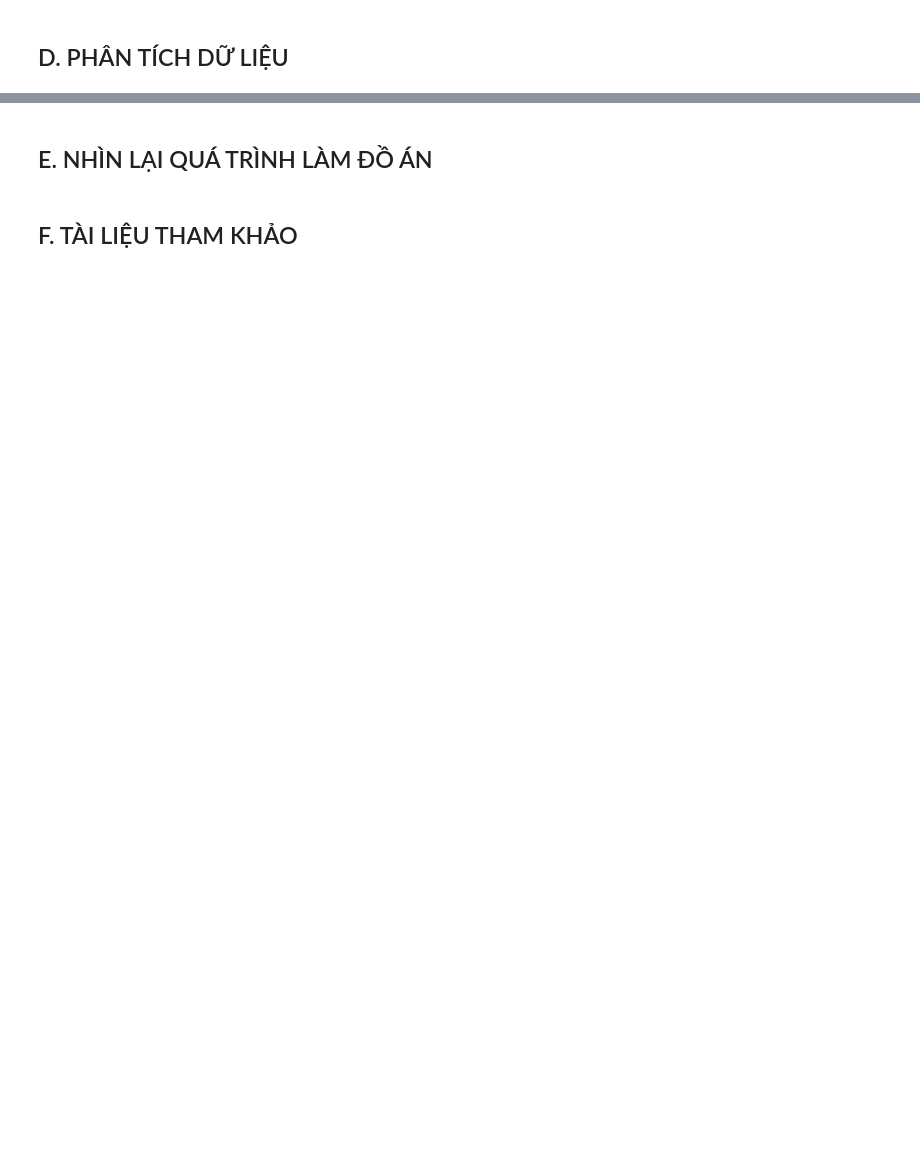
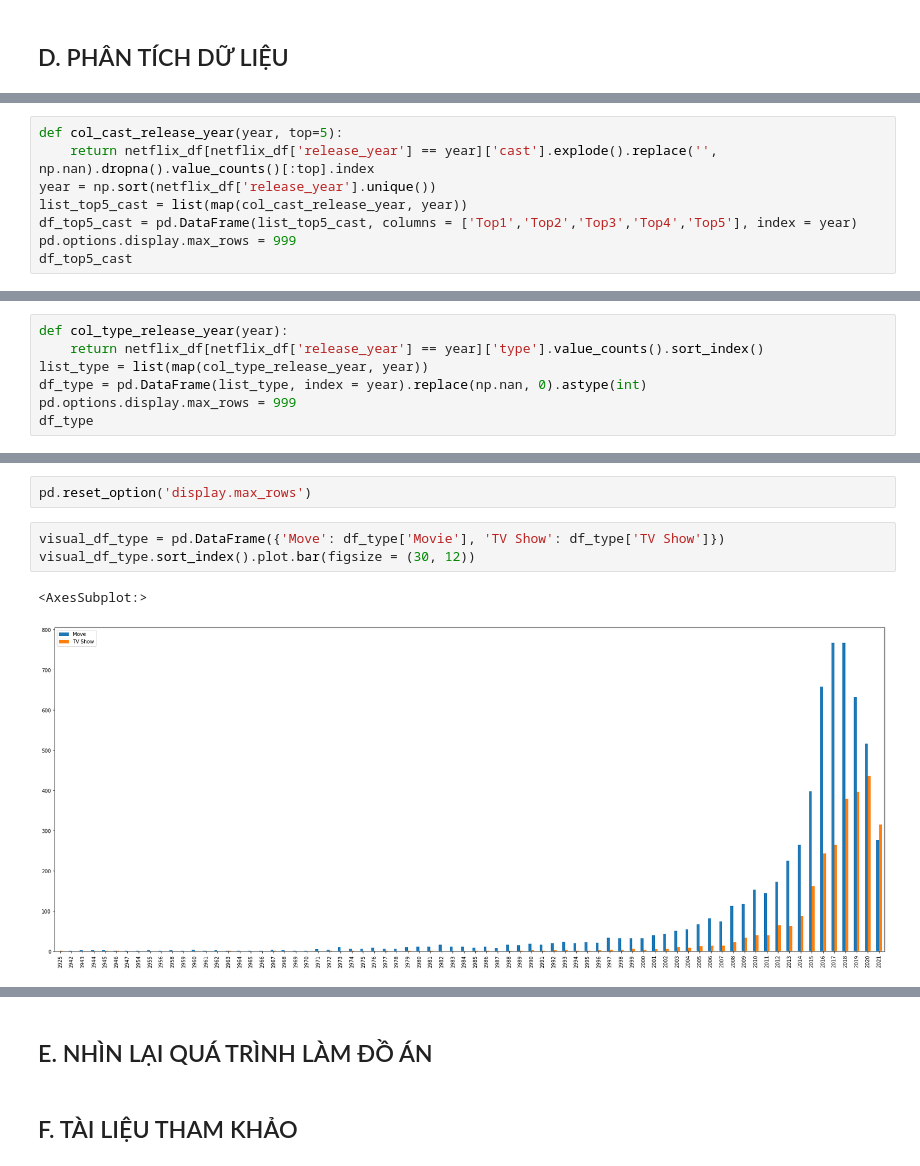
Before and after one commit to vt-khang/LTCKHDL-FinalProject, a Jupyter notebook: DNCK.ipynb, the cells around one changed output, grey strips where cells are left out. Cells and saved outputs as stored; diff of their text form; blank space fills up the shorter version.

```diff
--- a/DNCK.ipynb
+++ b/DNCK.ipynb
@@ -203,0 +207,8 @@ cate_col_df
+# %%
+def col_cast_release_year(year, top=5):
+    return netflix_df[netflix_df['release_year'] == year]['cast'].explode().replace('', np.nan).dropna().value_counts()[:top].index
+year = np.sort(netflix_df['release_year'].unique())
+list_top5_cast = list(map(col_cast_release_year, year))
+df_top5_cast = pd.DataFrame(list_top5_cast, columns = ['Top1','Top2','Top3','Top4','Top5'], index = year)
+pd.options.display.max_rows = 999
+df_top5_cast
@@ -207,0 +254,7 @@ cate_col_df
+# %%
+def col_type_release_year(year):
+    return netflix_df[netflix_df['release_year'] == year]['type'].value_counts().sort_index()
+list_type = list(map(col_type_release_year, year))
+df_type = pd.DataFrame(list_type, index = year).replace(np.nan, 0).astype(int)
+pd.options.display.max_rows = 999
+df_type
@@ -207,0 +279,8 @@ cate_col_df
+# %%
+pd.reset_option('display.max_rows')
+# %%
+visual_df_type = pd.DataFrame({'Move': df_type['Movie'], 'TV Show': df_type['TV Show']})
+visual_df_type.sort_index().plot.bar(figsize = (30, 12))
+# %% [output]
+<AxesSubplot:>
+[figure, added]
```
Also changed, not shown: parts of 13 cells of this notebook.
